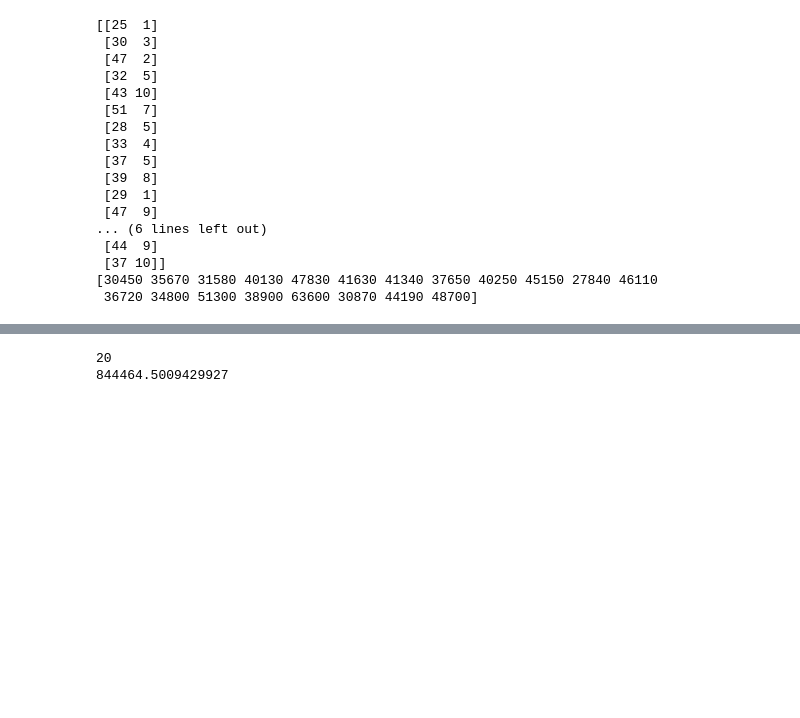
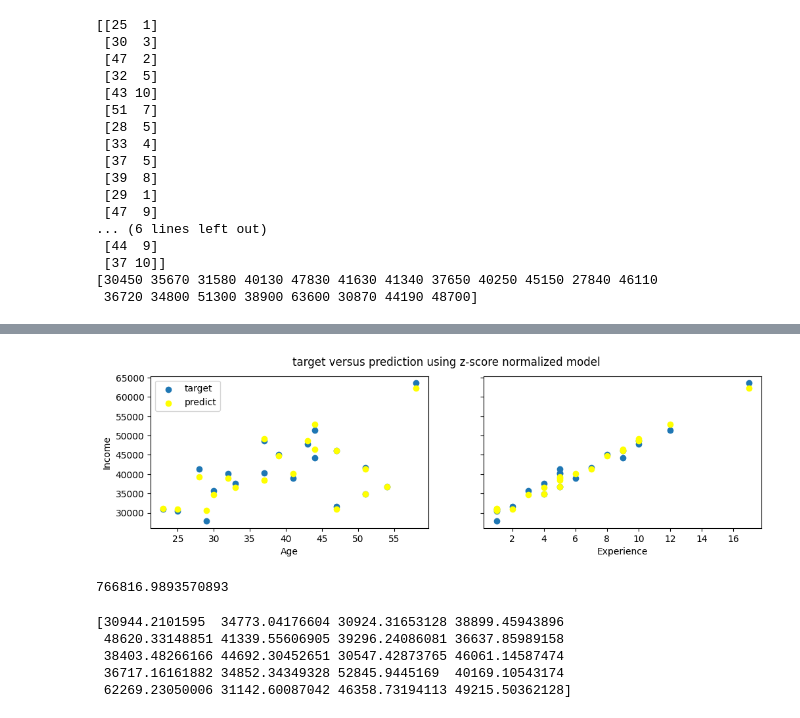
Before and after one commit to ekedayen-e/Portfolio, a Jupyter notebook: Projects/ML/Multiple Linear Regression/Multiple Linear Regression.ipynb, the cells around one changed output, grey strips where cells are left out. Saved outputs shown, nothing was run; the diff lists cells and outputs as text; code cells hidden in the pictures; blank space fills up the shorter version.

```diff
--- a/Projects/ML/Multiple Linear Regression/Multiple Linear Regression.ipynb
+++ b/Projects/ML/Multiple Linear Regression/Multiple Linear Regression.ipynb
@@ -90,6 +171,33 @@ print(test)
+# %%
+#predict target using normalized features
+m = features_norm.shape[0]
+yp = np.zeros(m)
+for i in range(m):
+    yp[i] = np.dot(features_norm[i], w) + c
+
+    # plot predictions and targets versus original features
+fig,ax=plt.subplots(1,2,figsize=(12, 3),sharey=True)
+for i in range(len(ax)):
+    ax[i].scatter(age_exp[:,i],income, label = 'target')
+    ax[i].set_xlabel(X_features[i])
+    ax[i].scatter(age_exp[:,i],yp,color="yellow", label = 'predict')
+ax[0].set_ylabel("Income"); ax[0].legend();
+fig.suptitle("target versus prediction using z-score normalized model")
+plt.show()
+# %% [output]
+[figure, added]
 # %%
-res = compute_cost(features, weight, w, c)
+#calculates average cost of current (m, c) parameter values
+res = compute_cost(features_norm, income, w, c)
 print(res)
 # %% [output]
-20
-844464.5009429927
+766816.9893570893
+# %%
+line = predictions(features_norm,w,c)
+print(line)
+# %% [output]
+[30944.2101595  34773.04176604 30924.31653128 38899.45943896
+ 48620.33148851 41339.55606905 39296.24086081 36637.85989158
+ 38403.48266166 44692.30452651 30547.42873765 46061.14587474
+ 36717.16161882 34852.34349328 52845.9445169  40169.10543174
+ 62269.23050006 31142.60087042 46358.73194113 49215.50362128]
```
Also changed, not shown: parts of 13 cells of this notebook, 13 other files.
